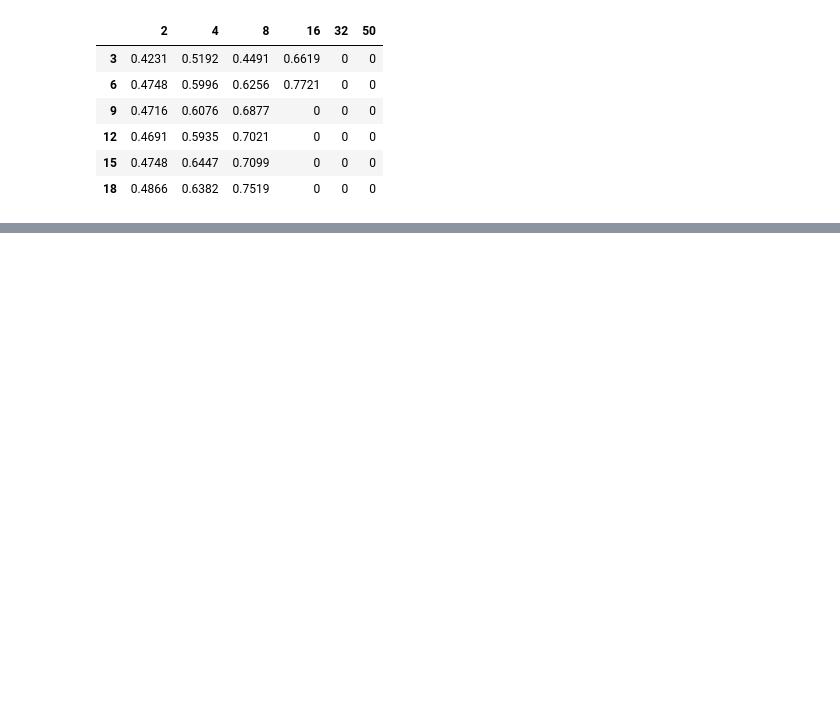
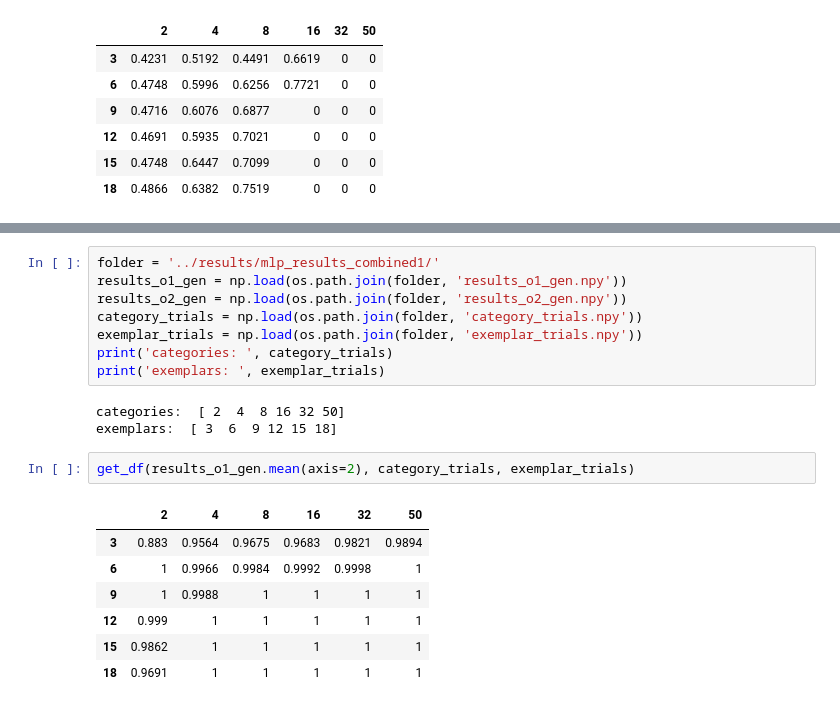
Before and after one commit to rfeinman/learning-to-learn, a Jupyter notebook: notebooks/Untitled.ipynb, the cells around one changed output, grey strips where cells are left out. Saved outputs shown, nothing was run; the diff lists cells and outputs as text; blank space fills up the shorter version.

```diff
--- a/notebooks/Untitled.ipynb
+++ b/notebooks/Untitled.ipynb
@@ -357,0 +360,21 @@ get_df(results_o2_gen.mean(axis=2), category_trials, exemplar_trials)
+# %%
+folder = '../results/mlp_results_combined1/'
+results_o1_gen = np.load(os.path.join(folder, 'results_o1_gen.npy'))
+results_o2_gen = np.load(os.path.join(folder, 'results_o2_gen.npy'))
+category_trials = np.load(os.path.join(folder, 'category_trials.npy'))
+exemplar_trials = np.load(os.path.join(folder, 'exemplar_trials.npy'))
+print('categories: ', category_trials)
+print('exemplars: ', exemplar_trials)
+# %% [output]
+categories:  [ 2  4  8 16 32 50]
+exemplars:  [ 3  6  9 12 15 18]
+# %%
+get_df(results_o1_gen.mean(axis=2), category_trials, exemplar_trials)
+# %% [output]
+|  | 2 | 4 | 8 | 16 | 32 | 50 |
+| 3 | 0.883 | 0.9564 | 0.9675 | 0.9683 | 0.9821 | 0.9894 |
+| 6 | 1 | 0.9966 | 0.9984 | 0.9992 | 0.9998 | 1 |
+| 9 | 1 | 0.9988 | 1 | 1 | 1 | 1 |
+| 12 | 0.999 | 1 | 1 | 1 | 1 | 1 |
+| 15 | 0.9862 | 1 | 1 | 1 | 1 | 1 |
+| 18 | 0.9691 | 1 | 1 | 1 | 1 | 1 |
```
Also changed, not shown: parts of 7 cells of this notebook, 2 other files.
